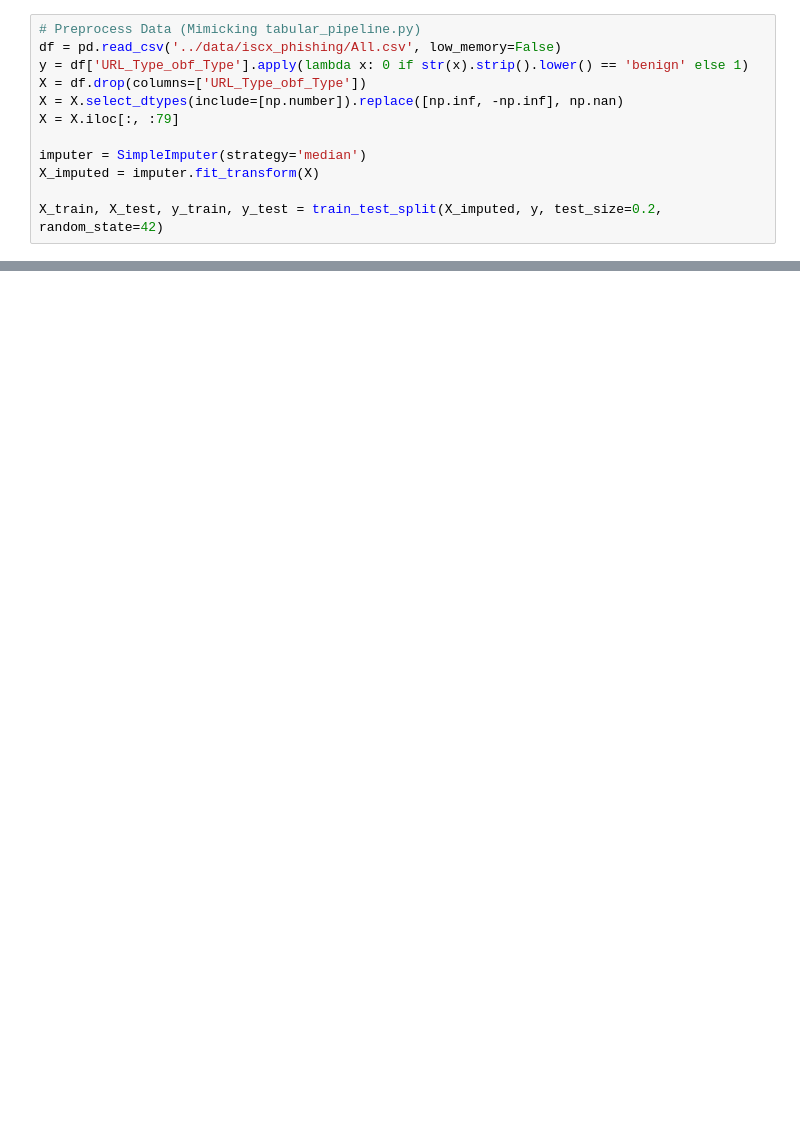
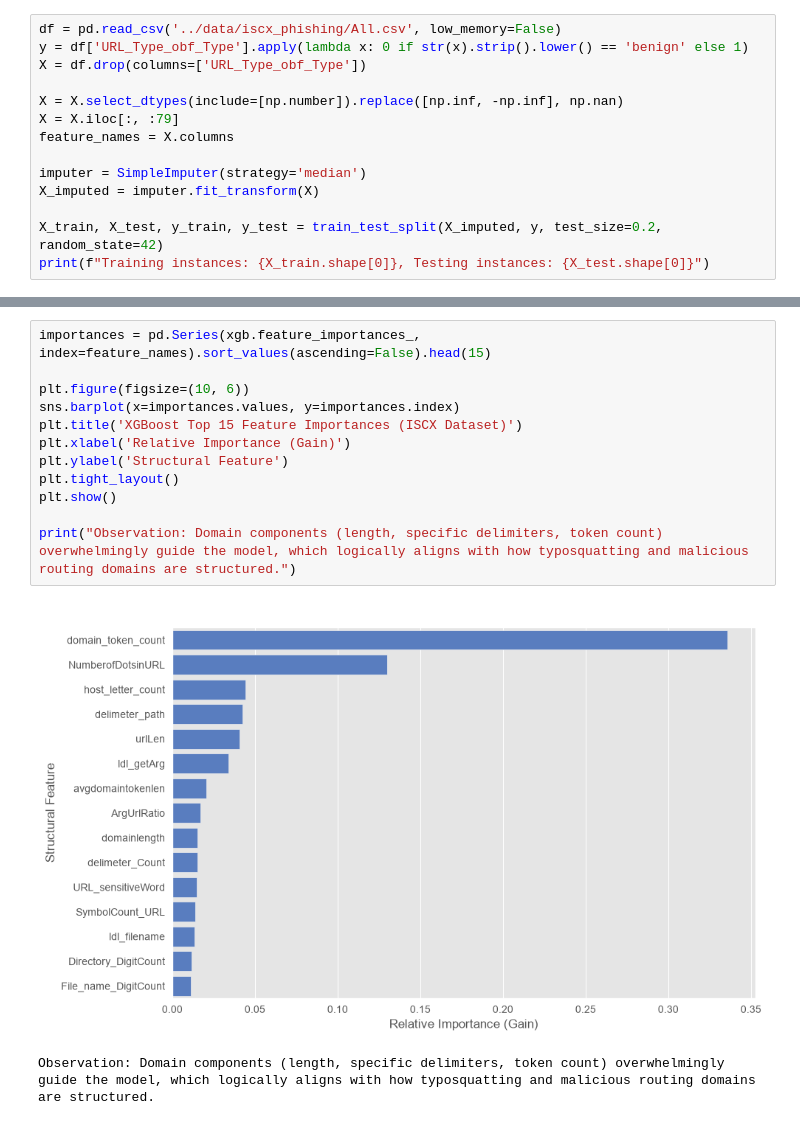
Before and after one commit to Bibek-Dhakal/multimodal-phishing-detection-platform, a Jupyter notebook: notebooks/02_model_arena_tabular.ipynb, the cells around one changed output, grey strips where cells are left out. Cells and saved outputs as stored; diff of their text form; blank space fills up the shorter version.

```diff
--- a/notebooks/02_model_arena_tabular.ipynb
+++ b/notebooks/02_model_arena_tabular.ipynb
@@ -17,12 +23,14 @@ plt.style.use('ggplot')
 # %%
-# Preprocess Data (Mimicking tabular_pipeline.py)
 df = pd.read_csv('../data/iscx_phishing/All.csv', low_memory=False)
 y = df['URL_Type_obf_Type'].apply(lambda x: 0 if str(x).strip().lower() == 'benign' else 1)
 X = df.drop(columns=['URL_Type_obf_Type'])
+
 X = X.select_dtypes(include=[np.number]).replace([np.inf, -np.inf], np.nan)
 X = X.iloc[:, :79]
+feature_names = X.columns
 
 imputer = SimpleImputer(strategy='median')
 X_imputed = imputer.fit_transform(X)
 
 X_train, X_test, y_train, y_test = train_test_split(X_imputed, y, test_size=0.2, random_state=42)
+print(f"Training instances: {X_train.shape[0]}, Testing instances: {X_test.shape[0]}")
@@ -51,0 +116,15 @@ plt.show()
+# %%
+importances = pd.Series(xgb.feature_importances_, index=feature_names).sort_values(ascending=False).head(15)
+
+plt.figure(figsize=(10, 6))
+sns.barplot(x=importances.values, y=importances.index)
+plt.title('XGBoost Top 15 Feature Importances (ISCX Dataset)')
+plt.xlabel('Relative Importance (Gain)')
+plt.ylabel('Structural Feature')
+plt.tight_layout()
+plt.show()
+
+print("Observation: Domain components (length, specific delimiters, token count) overwhelmingly guide the model, which logically aligns with how typosquatting and malicious routing domains are structured.")
+# %% [output]
+[figure, added]
+Observation: Domain components (length, specific delimiters, token count) overwhelmingly guide the model, which logically aligns with how typosquatting and malicious routing domains are structured.
```
Also changed, not shown: parts of 9 cells of this notebook.
